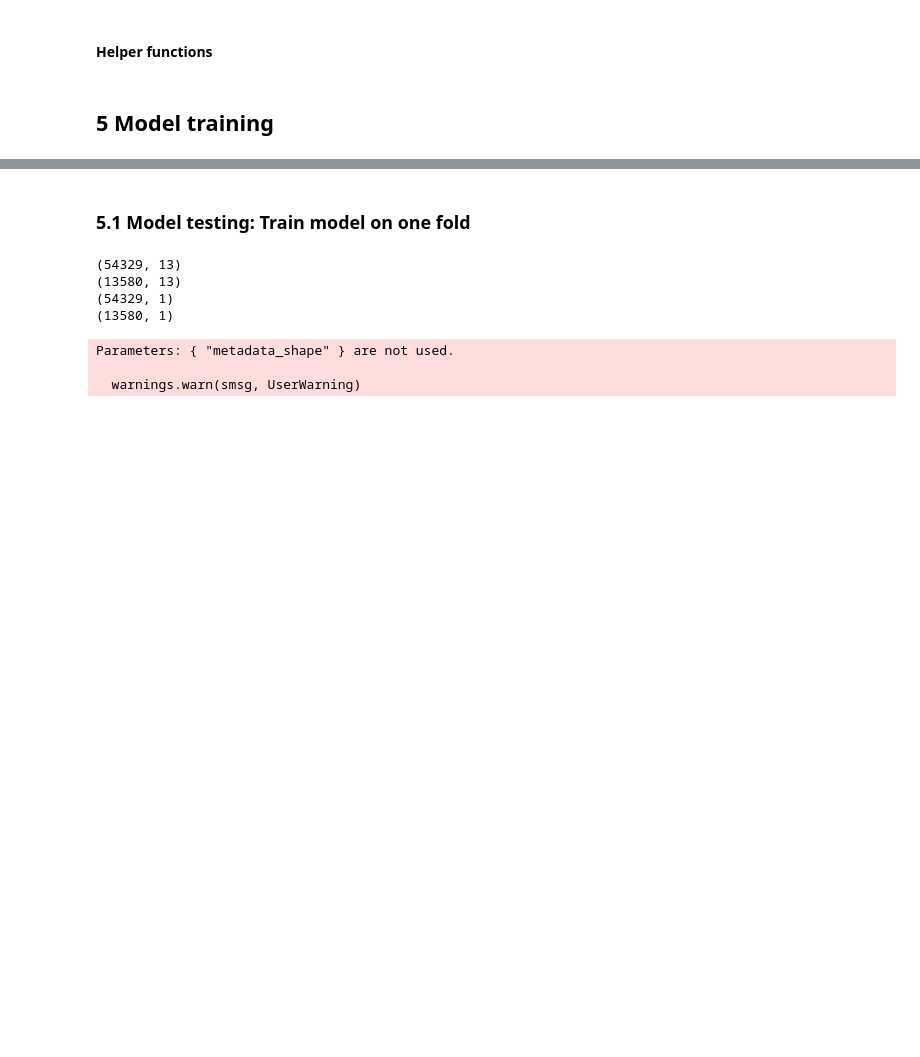
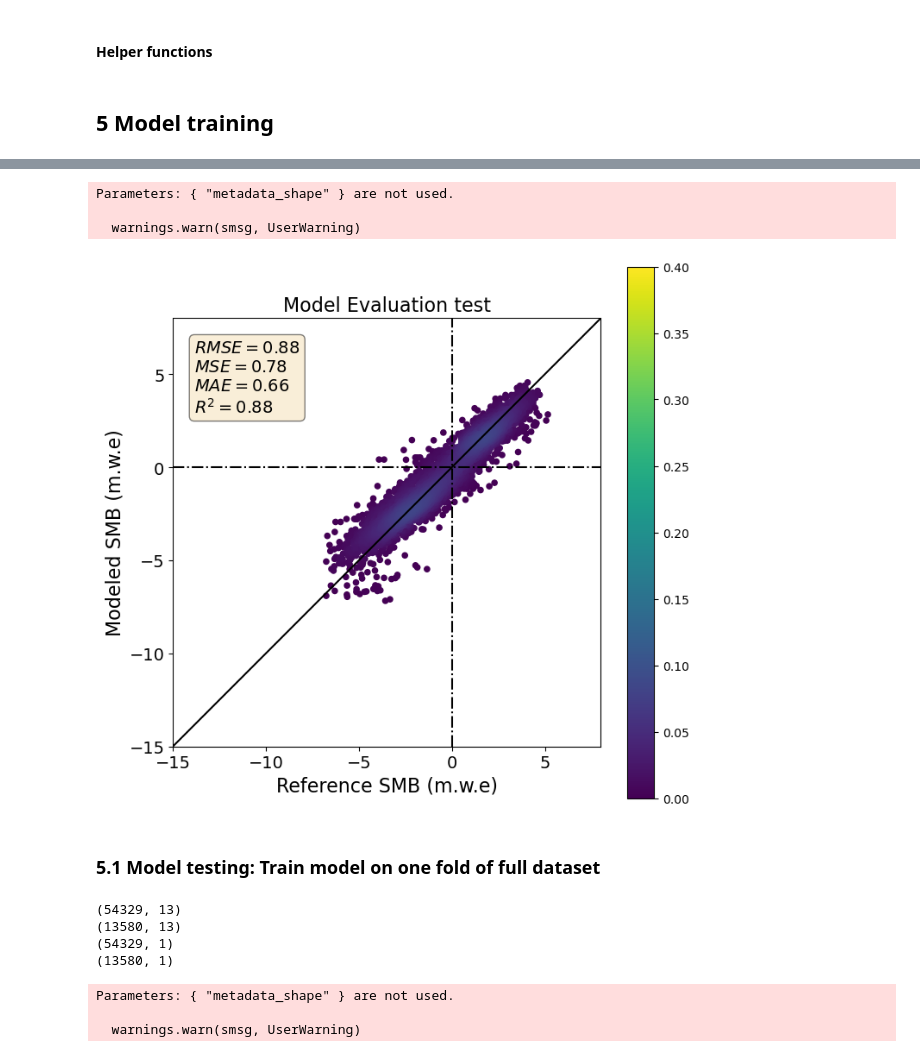
Before and after one commit to khsjursen/ML_MB_Norway, a Jupyter notebook: mb_model_custom_loss.ipynb, the cells around one changed output, grey strips where cells are left out. Cells and saved outputs as stored; diff of their text form; code cells hidden in the pictures; blank space fills up the shorter version.

Commit message:
defined scorer in customXGBregressor class, testing with minimal version of dataset

```diff
--- a/mb_model_custom_loss.ipynb
+++ b/mb_model_custom_loss.ipynb
@@ -768,0 +1155,27 @@ def get_ytrue_y_pred_agg(y_true, y_pred, X):
+# %%
+# Define hyperparameter grid
+param_grid = {
+    'max_depth': [3, 4],#, 5, 6, 7, 8],
+    'learning_rate': [0.01, 0.1],#, 0.2, 0.3],
+    'n_estimators': [500],
+    'gamma':[0]#, 1, 10],
+    }
+
+xgb_model_s = CustomXGBRegressorScorer()
+# When you use this in GridSearchCV, you will capture X at the time you create the scorer:
+#custom_mse_scorer = make_custom_mse_scorer(X_train_s)
+
+clf = GridSearchCV(xgb_model_s,
+                   param_grid,
+                   cv=splits_s_s,
+                   verbose=2,
+                   n_jobs=1,
+                   #scoring=custom_mse_scorer,
+                   scoring = None, # Uses default in CustomXGBRegressor()
+                   refit=True,
+                   error_score='raise',
+                   return_train_score=True) # Default False. If False, cv_results_ will not include training scores.
+
+#X_features = X_train[:,:-3]
+
+clf.fit(X_train_s, y_train_s)
@@ -769,5 +1289,17 @@ def get_ytrue_y_pred_agg(y_true, y_pred, X):
+# %%
+best_model = clf.best_estimator_
+best_model.fit(X_train_s, y_train_s)
+y_pred_test = best_model.predict(X_test)
+#plot_prediction(y_test, y_pred_test, data_type='Test')
+y_test_mean, y_test_pred_agg = get_ytrue_y_pred_agg(y_test,y_pred_test,X_test)
+plot_prediction(y_test_mean, y_test_pred_agg, data_type='test')
+# %% [output]
+Parameters: { "metadata_shape" } are not used.
+
+  warnings.warn(smsg, UserWarning)
+[figure, added]
 # %% [markdown]
-### 5.1 Model testing: Train model on one fold
+### 5.1 Model testing: Train model on one fold of full dataset
 # %%
 # Select fold 0 as training data and fold 1 as validation data
 #X_train_crop = X_train[fold_indices[0][0],:]
```
Also changed, not shown: parts of 16 cells of this notebook.
